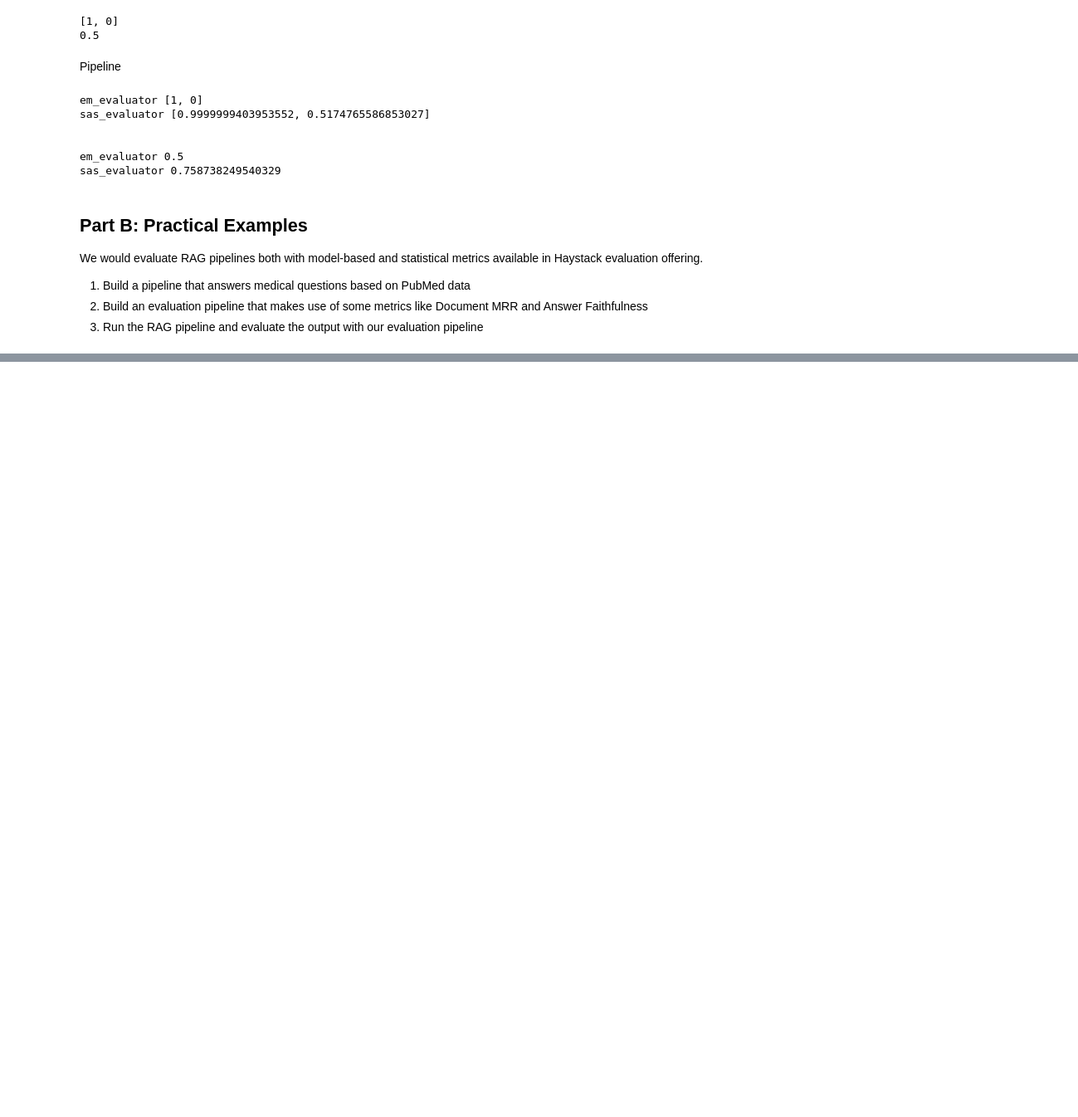
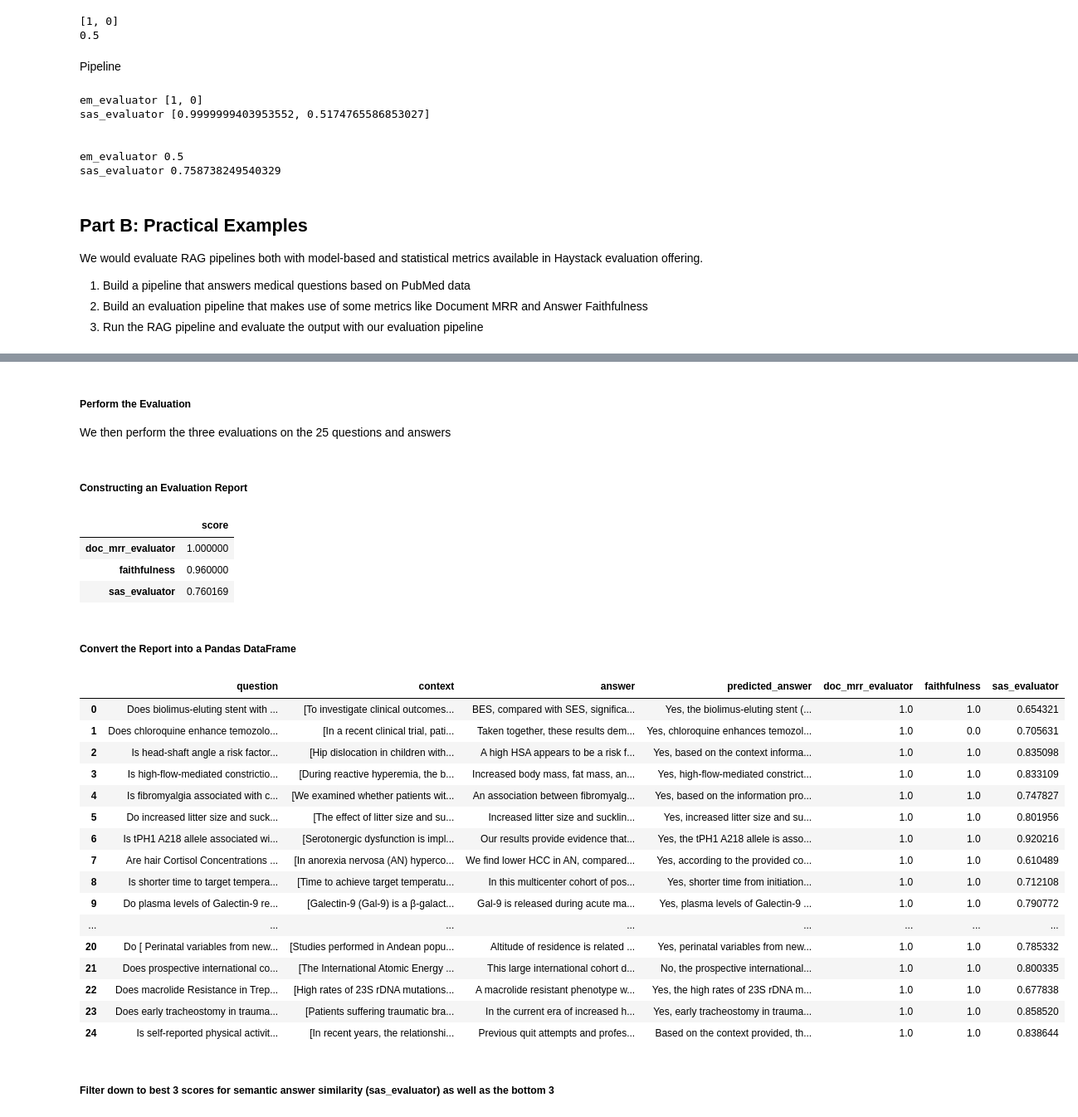
Before and after one commit to solomonaboyeji/haystack-projects, a Jupyter notebook: 10_evaluating_rag_pipelines.ipynb, the cells around one changed output, grey strips where cells are left out. Shown: that part at 83% size. Cells and saved outputs as stored; diff of their text form; code cells hidden in the pictures; blank space fills up the shorter version.

Commit message:
feat: Practical Example Evaluating RAG pipeline

```diff
--- a/10_evaluating_rag_pipelines.ipynb
+++ b/10_evaluating_rag_pipelines.ipynb
@@ -890,0 +1014,4 @@ We would evaluate RAG pipelines both with model-based and statistical metrics av
+# %%
+import random
+
+questions, ground_truth_answers, ground_truth_docs = zip(*random.sample(list(zip(all_questions, all_ground_truth_answers, all_documents)), 25))
@@ -890,0 +1104,71 @@ We would evaluate RAG pipelines both with model-based and statistical metrics av
+# %% [markdown]
+##### Perform the Evaluation
+We then perform the three evaluations on the 25 questions and answers
+# %%
+from haystack.components.evaluators.document_mrr import DocumentMRREvaluator
+from haystack.components.evaluators.faithfulness import FaithfulnessEvaluator
+from haystack.components.evaluators.sas_evaluator import SASEvaluator
+
+eval_pipeline = Pipeline()
+eval_pipeline.add_component("doc_mrr_evaluator", DocumentMRREvaluator())
+eval_pipeline.add_component("faithfulness", FaithfulnessEvaluator())
+eval_pipeline.add_component("sas_evaluator", SASEvaluator())
+
+results = eval_pipeline.run({
+    "doc_mrr_evaluator": {
+        "ground_truth_documents": list([d] for d in ground_truth_docs),
+        "retrieved_documents": retrieved_docs
+    },
+    "faithfulness": {
+        "questions": list(questions),
+        "contexts": list([d] for d in ground_truth_docs),
+        "predicted_answers": rag_answers
+        },
+    "sas_evaluator": {
+        "predicted_answers": rag_answers, "ground_truth_answers": list(ground_truth_answers)
+    },
+})
+# %% [markdown]
+##### Constructing an Evaluation Report
+# %%
+from haystack.evaluation.eval_run_result import EvaluationRunResult
+
+inputs = {
+    "question": list(questions),
+    "context": list([d.content] for d in ground_truth_docs),
+    "answer": list(ground_truth_answers),
+    "predicted_answer": rag_answers
+}
+
+evaluation_result= EvaluationRunResult(run_name="pubmed_rag_pipeline", inputs=inputs, results=results)
+evaluation_result.score_report()
+# %% [output]
+|  | score |
+| doc_mrr_evaluator | 1.000000 |
+| faithfulness | 0.960000 |
+| sas_evaluator | 0.760169 |
+# %% [markdown]
+##### Convert the Report into a Pandas DataFrame
+# %%
+results_df = evaluation_result.to_pandas()
+results_df
+# %% [output]
+|  | question | context | answer | predicted_answer | doc_mrr_evaluator | faithfulness | sas_evaluator |
+| 0 | Does biolimus-eluting stent with ... | [To investigate clinical outcomes... | BES, compared with SES, significa... | Yes, the biolimus-eluting stent (... | 1.0 | 1.0 | 0.654321 |
+| 1 | Does chloroquine enhance temozolo... | [In a recent clinical trial, pati... | Taken together, these results dem... | Yes, chloroquine enhances temozol... | 1.0 | 0.0 | 0.705631 |
+| 2 | Is head-shaft angle a risk factor... | [Hip dislocation in children with... | A high HSA appears to be a risk f... | Yes, based on the context informa... | 1.0 | 1.0 | 0.835098 |
+| 3 | Is high-flow-mediated constrictio... | [During reactive hyperemia, the b... | Increased body mass, fat mass, an... | Yes, high-flow-mediated constrict... | 1.0 | 1.0 | 0.833109 |
+| 4 | Is fibromyalgia associated with c... | [We examined whether patients wit... | An association between fibromyalg... | Yes, based on the information pro... | 1.0 | 1.0 | 0.747827 |
+| 5 | Do increased litter size and suck... | [The effect of litter size and su... | Increased litter size and sucklin... | Yes, increased litter size and su... | 1.0 | 1.0 | 0.801956 |
+| 6 | Is tPH1 A218 allele associated wi... | [Serotonergic dysfunction is impl... | Our results provide evidence that... | Yes, the tPH1 A218 allele is asso... | 1.0 | 1.0 | 0.920216 |
+| 7 | Are hair Cortisol Concentrations ... | [In anorexia nervosa (AN) hyperco... | We find lower HCC in AN, compared... | Yes, according to the provided co... | 1.0 | 1.0 | 0.610489 |
+| 8 | Is shorter time to target tempera... | [Time to achieve target temperatu... | In this multicenter cohort of pos... | Yes, shorter time from initiation... | 1.0 | 1.0 | 0.712108 |
+| 9 | Do plasma levels of Galectin-9 re... | [Galectin-9 (Gal-9) is a β-galact... | Gal-9 is released during acute ma... | Yes, plasma levels of Galectin-9 ... | 1.0 | 1.0 | 0.790772 |
+| ... | ... | ... | ... | ... | ... | ... | ... |
+| 20 | Do [ Perinatal variables from new... | [Studies performed in Andean popu... | Altitude of residence is related ... | Yes, perinatal variables from new... | 1.0 | 1.0 | 0.785332 |
+| 21 | Does prospective international co... | [The International Atomic Energy ... | This large international cohort d... | No, the prospective international... | 1.0 | 1.0 | 0.800335 |
+| 22 | Does macrolide Resistance in Trep... | [High rates of 23S rDNA mutations... | A macrolide resistant phenotype w... | Yes, the high rates of 23S rDNA m... | 1.0 | 1.0 | 0.677838 |
+| 23 | Does early tracheostomy in trauma... | [Patients suffering traumatic bra... | In the current era of increased h... | Yes, early tracheostomy in trauma... | 1.0 | 1.0 | 0.858520 |
+| 24 | Is self-reported physical activit... | [In recent years, the relationshi... | Previous quit attempts and profes... | Based on the context provided, th... | 1.0 | 1.0 | 0.838644 |
+# %% [markdown]
+##### Filter down to best 3 scores for semantic answer similarity (sas_evaluator) as well as the bottom 3
```
Also changed, not shown: parts of 11 cells of this notebook.
